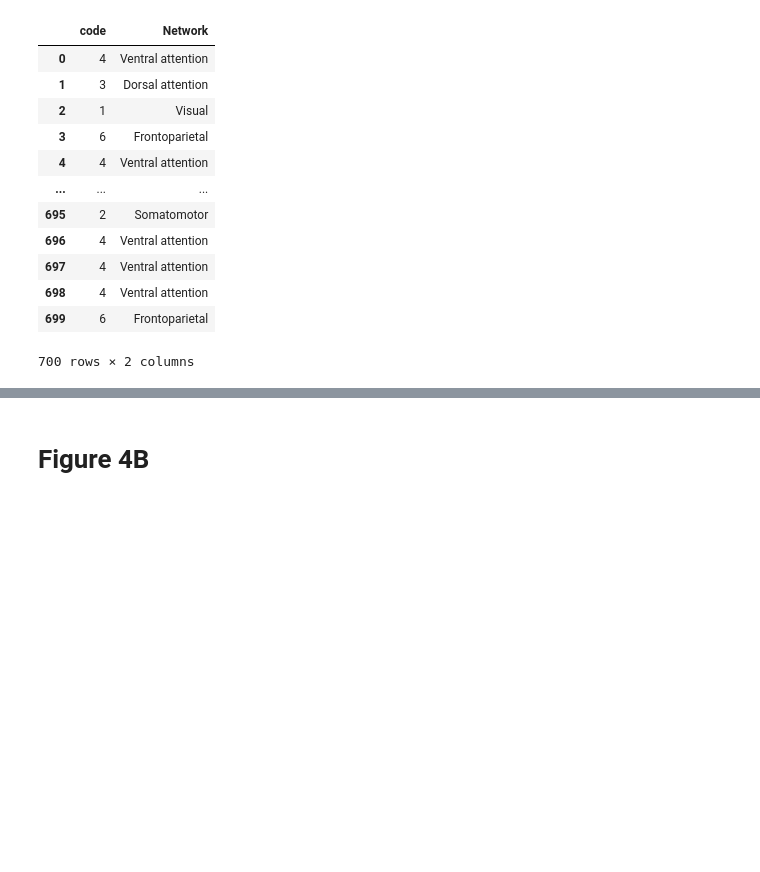
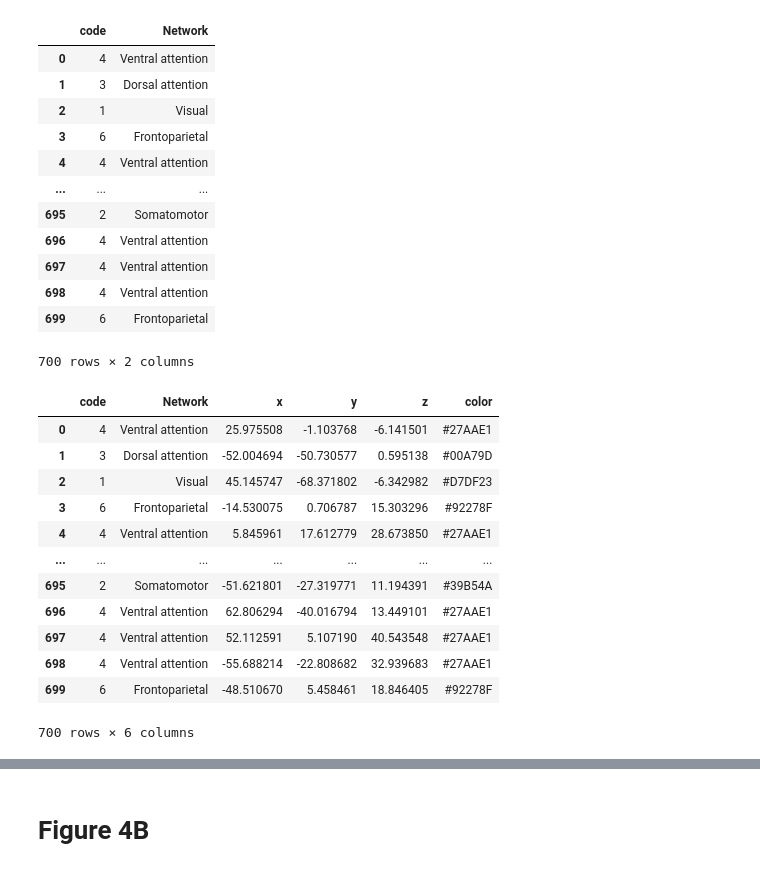
Before and after one commit to ContextLab/pca_paper, a Jupyter notebook: code/notebooks/network_analyses.ipynb, the cells around one changed output, grey strips where cells are left out. Saved outputs shown, nothing was run; the diff lists cells and outputs as text; code cells hidden in the pictures; blank space fills up the shorter version.

```diff
--- a/code/notebooks/network_analyses.ipynb
+++ b/code/notebooks/network_analyses.ipynb
@@ -182,3 +263,25 @@ node_codes
 | 698 | 4 | Ventral attention |
 | 699 | 6 | Frontoparietal |
 700 rows × 2 columns
+# %%
+nodes = node_codes.copy()
+nodes['x'] = centers[:, 0]
+nodes['y'] = centers[:, 1]
+nodes['z'] = centers[:, 2]
+nodes['color'] = [network_colors[n] for n in nodes['Network']]
+
+nodes
+# %% [output]
+|  | code | Network | x | y | z | color |
+| 0 | 4 | Ventral attention | 25.975508 | -1.103768 | -6.141501 | #27AAE1 |
+| 1 | 3 | Dorsal attention | -52.004694 | -50.730577 | 0.595138 | #00A79D |
+| 2 | 1 | Visual | 45.145747 | -68.371802 | -6.342982 | #D7DF23 |
+| 3 | 6 | Frontoparietal | -14.530075 | 0.706787 | 15.303296 | #92278F |
+| 4 | 4 | Ventral attention | 5.845961 | 17.612779 | 28.673850 | #27AAE1 |
+| ... | ... | ... | ... | ... | ... | ... |
+| 695 | 2 | Somatomotor | -51.621801 | -27.319771 | 11.194391 | #39B54A |
+| 696 | 4 | Ventral attention | 62.806294 | -40.016794 | 13.449101 | #27AAE1 |
+| 697 | 4 | Ventral attention | 52.112591 | 5.107190 | 40.543548 | #27AAE1 |
+| 698 | 4 | Ventral attention | -55.688214 | -22.808682 | 32.939683 | #27AAE1 |
+| 699 | 6 | Frontoparietal | -48.510670 | 5.458461 | 18.846405 | #92278F |
+700 rows × 6 columns
```
Also changed, not shown: parts of 9 cells of this notebook, 1 other file.
